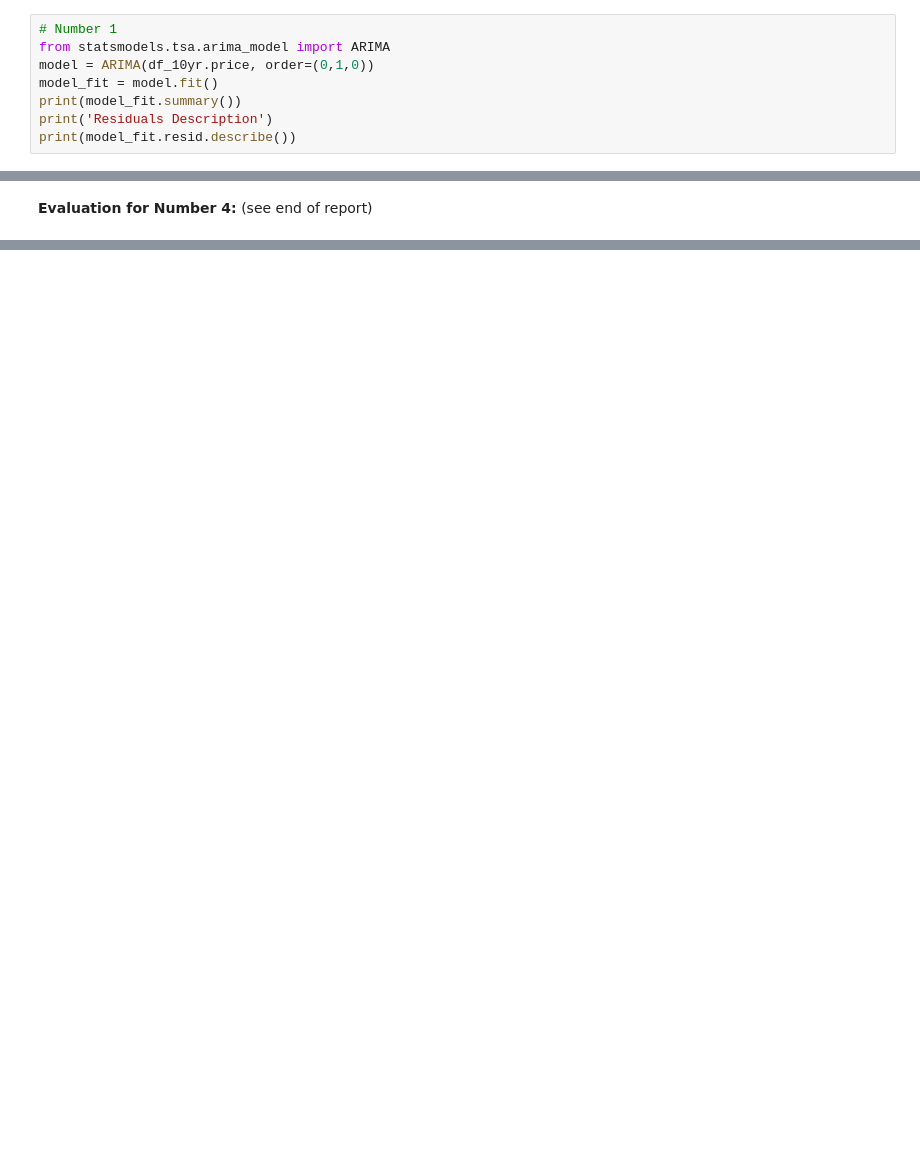
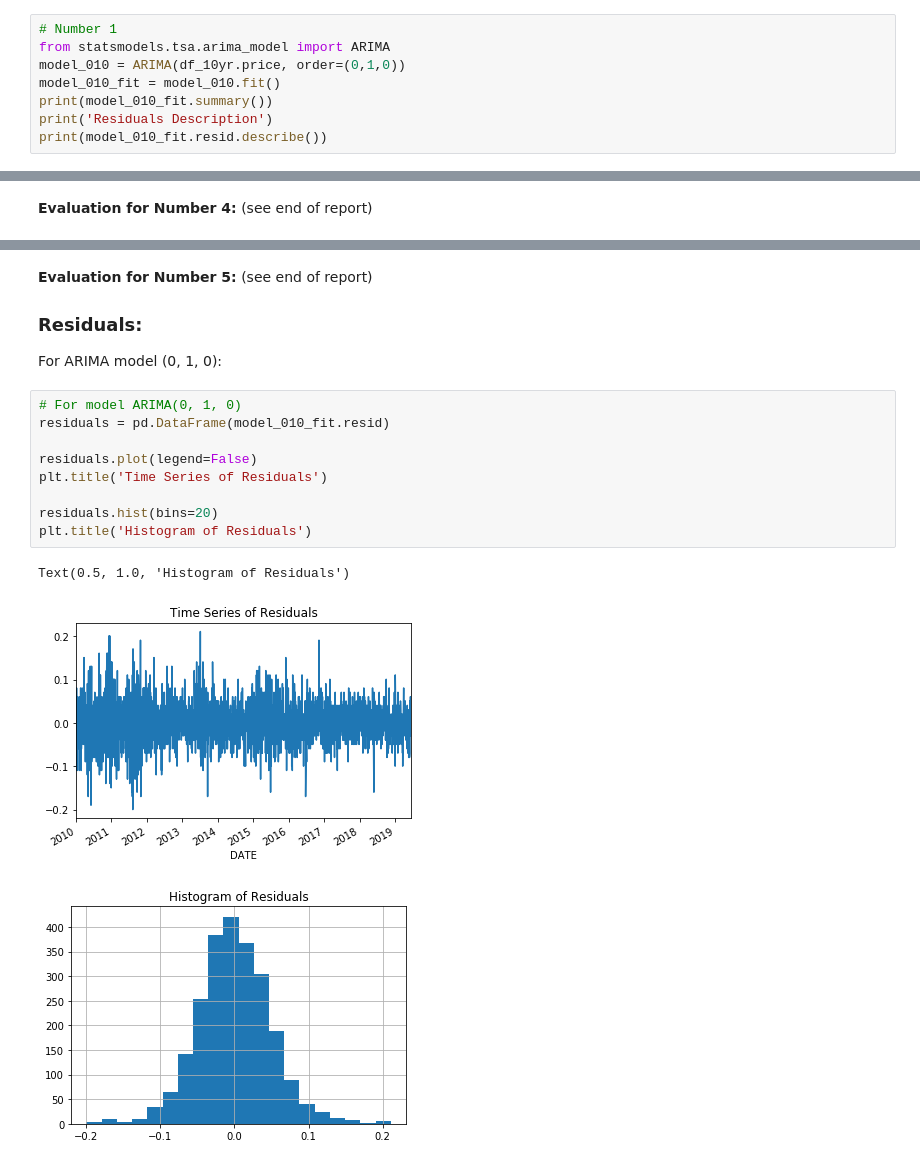
Before and after one commit to etterfred/Thinkful, a Jupyter notebook: 6.1_time_challenge.ipynb, the cells around one changed output, grey strips where cells are left out. Drawn from its saved outputs; the diff is of its cells as text; blank space fills up the shorter version.

Commit message:
added residuals

```diff
--- a/6.1_time_challenge.ipynb
+++ b/6.1_time_challenge.ipynb
@@ -93,11 +93,11 @@ The differenced PACF seems to show no real autocorrelation.
 # %%
 # Number 1
 from statsmodels.tsa.arima_model import ARIMA
-model = ARIMA(df_10yr.price, order=(0,1,0))
-model_fit = model.fit()
-print(model_fit.summary())
+model_010 = ARIMA(df_10yr.price, order=(0,1,0))
+model_010_fit = model_010.fit()
+print(model_010_fit.summary())
 print('Residuals Description')
-print(model_fit.resid.describe())
+print(model_010_fit.resid.describe())
 # %% [output]
                              ARIMA Model Results
 ==============================================================================
@@ -227,3 +227,22 @@ Sample:                             0   HQIC                         -7551.513
 75%         0.029341
 max         1.293659
 dtype: float64
+# %% [markdown]
+**Evaluation for Number 5:**  (see end of report)
+
+### Residuals:
+
+For ARIMA model (0, 1, 0):
+# %%
+# For model ARIMA(0, 1, 0)
+residuals = pd.DataFrame(model_010_fit.resid)
+
+residuals.plot(legend=False)
+plt.title('Time Series of Residuals')
+
+residuals.hist(bins=20)
+plt.title('Histogram of Residuals')
+# %% [output]
+Text(0.5, 1.0, 'Histogram of Residuals')
+[figure, added]
+[figure, added]
```
Also changed, not shown: parts of 15 cells of this notebook.
